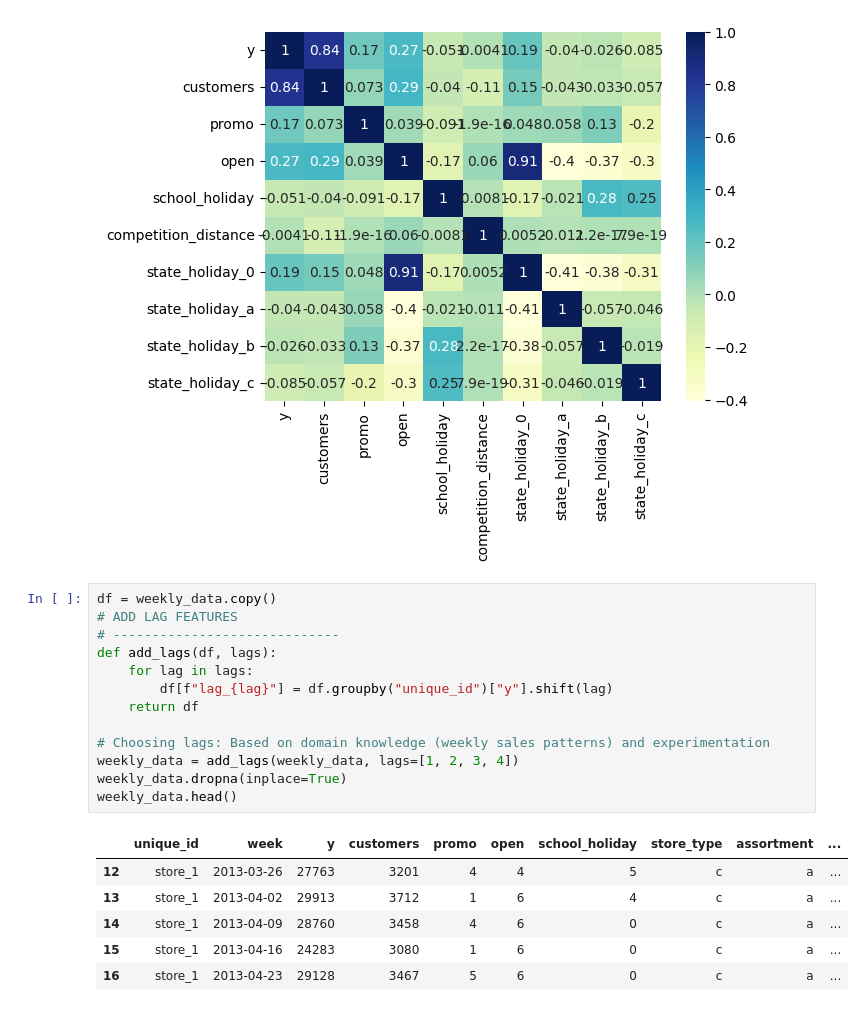
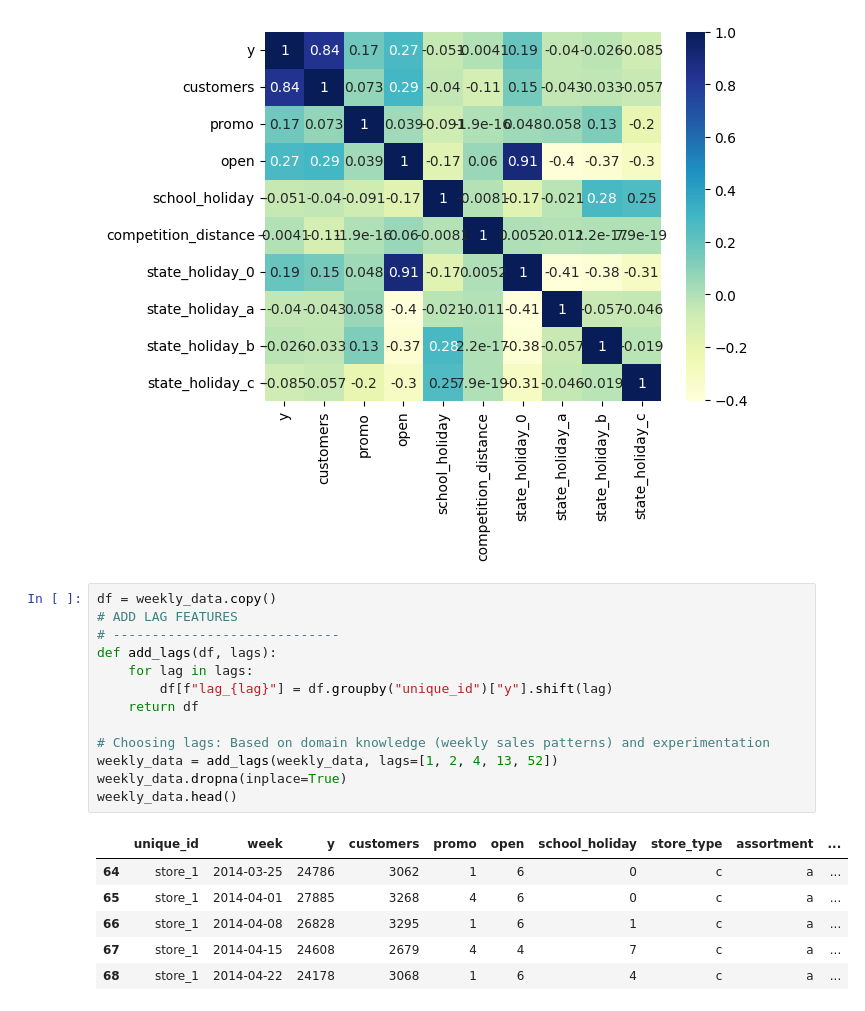
Before and after one commit to YL-6/BF-final, a Jupyter notebook: Sila.2.ipynb, the cells around one changed output. Saved outputs shown, nothing was run; the diff lists cells and outputs as text.

```diff
--- a/Sila.2.ipynb
+++ b/Sila.2.ipynb
@@ -385,20 +385,20 @@ state_holiday_c             -0.046422    -1.877017e-02     1.000000e+00
 # %%
 df = weekly_data.copy()
 # ADD LAG FEATURES
 # -----------------------------
 def add_lags(df, lags):
     for lag in lags:
         df[f"lag_{lag}"] = df.groupby("unique_id")["y"].shift(lag)
     return df
 
 # Choosing lags: Based on domain knowledge (weekly sales patterns) and experimentation
-weekly_data = add_lags(weekly_data, lags=[1, 2, 3, 4])
+weekly_data = add_lags(weekly_data, lags=[1, 2, 4, 13, 52])
 weekly_data.dropna(inplace=True)
 weekly_data.head()
 # %% [output]
 |  | unique_id | week | y | customers | promo | open | school_holiday | store_type | assortment | ... |
-| 12 | store_1 | 2013-03-26 | 27763 | 3201 | 4 | 4 | 5 | c | a | ... |
-| 13 | store_1 | 2013-04-02 | 29913 | 3712 | 1 | 6 | 4 | c | a | ... |
-| 14 | store_1 | 2013-04-09 | 28760 | 3458 | 4 | 6 | 0 | c | a | ... |
-| 15 | store_1 | 2013-04-16 | 24283 | 3080 | 1 | 6 | 0 | c | a | ... |
-| 16 | store_1 | 2013-04-23 | 29128 | 3467 | 5 | 6 | 0 | c | a | ... |
+| 64 | store_1 | 2014-03-25 | 24786 | 3062 | 1 | 6 | 0 | c | a | ... |
+| 65 | store_1 | 2014-04-01 | 27885 | 3268 | 4 | 6 | 0 | c | a | ... |
+| 66 | store_1 | 2014-04-08 | 26828 | 3295 | 1 | 6 | 1 | c | a | ... |
+| 67 | store_1 | 2014-04-15 | 24608 | 2679 | 4 | 4 | 7 | c | a | ... |
+| 68 | store_1 | 2014-04-22 | 24178 | 3068 | 1 | 6 | 4 | c | a | ... |
```
Also changed, not shown: parts of 1 cell of this notebook.
